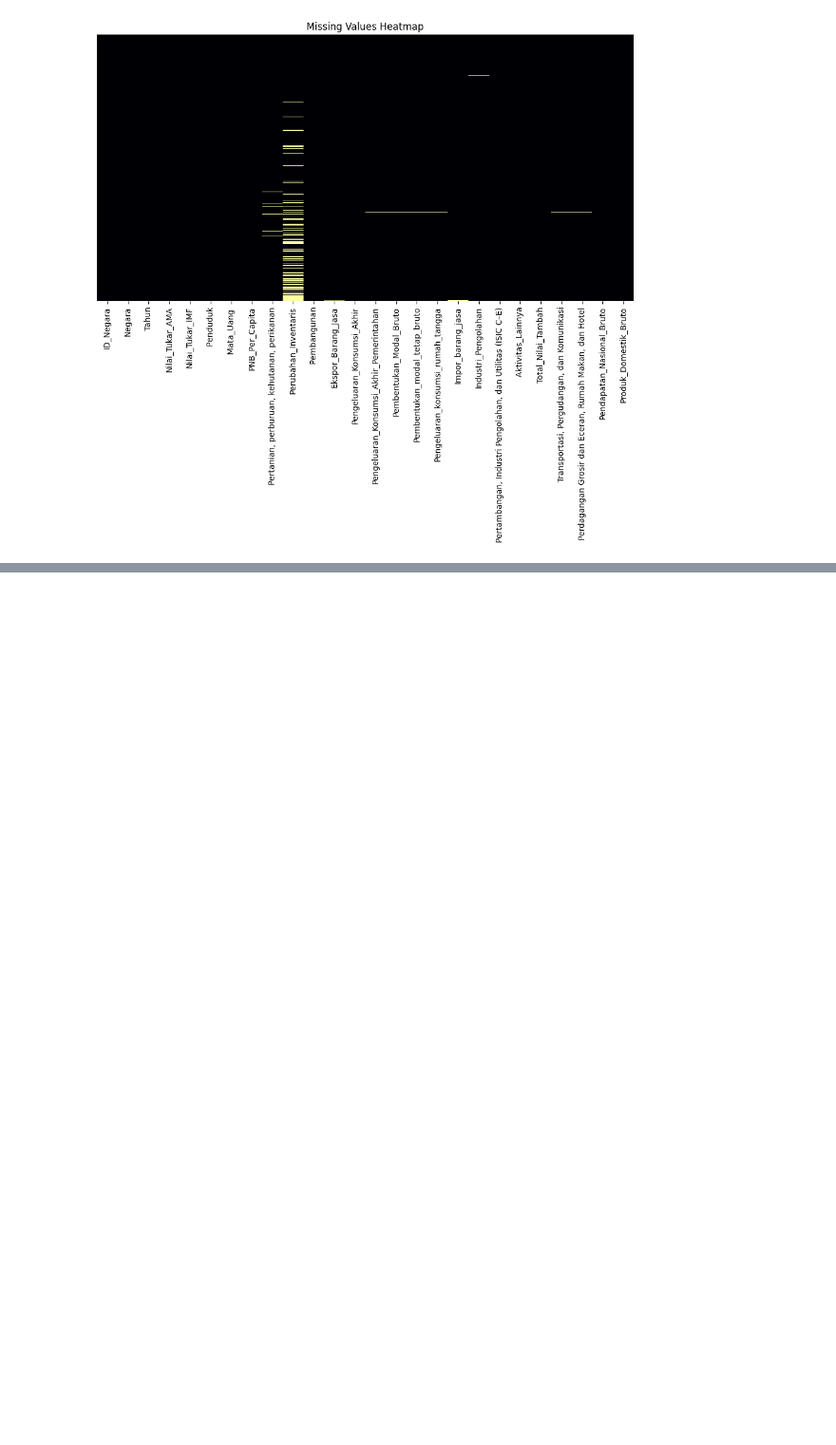
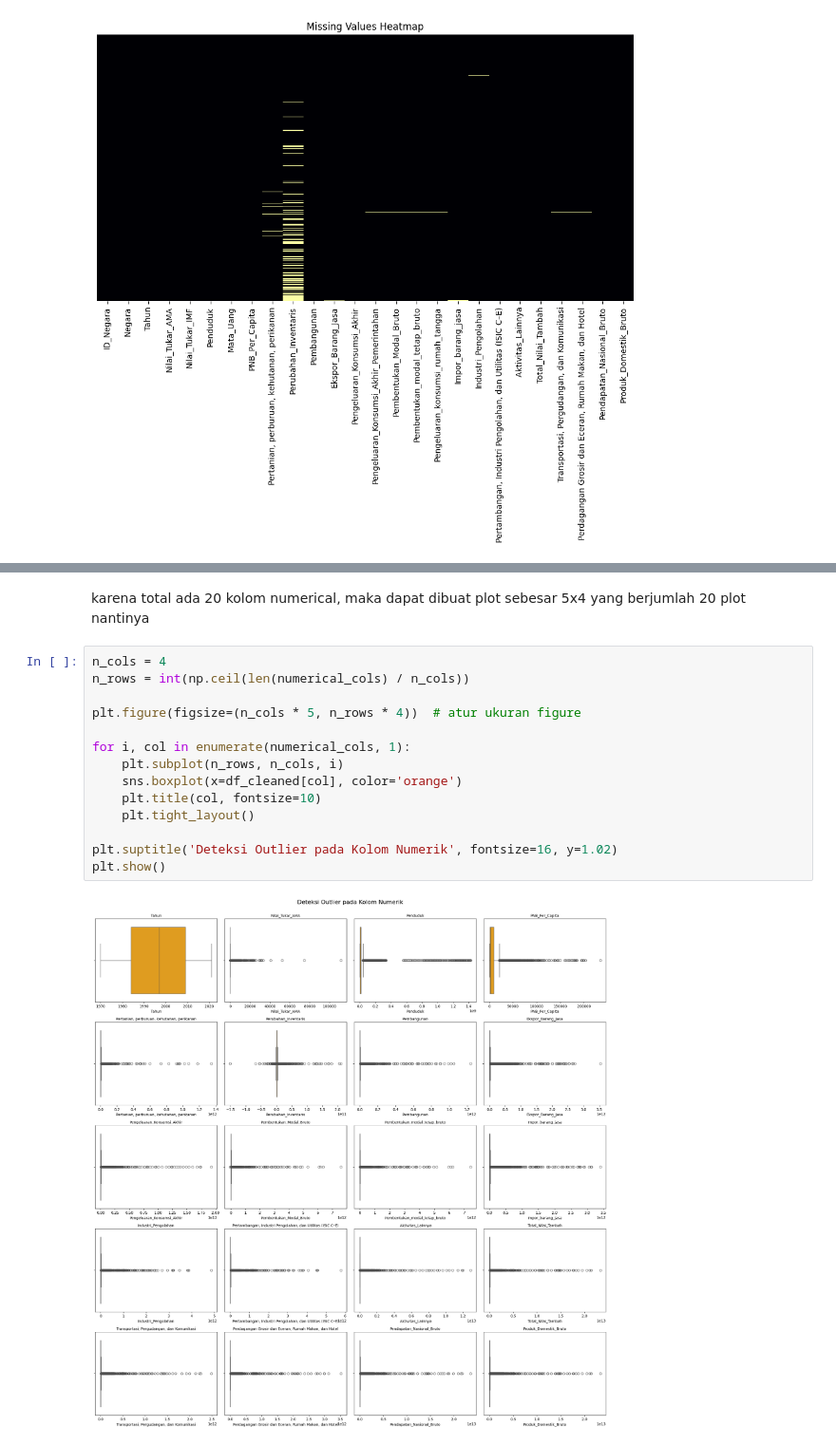
Before and after one commit to HazwanAdhikara/economy-analysis, a Jupyter notebook: economy.ipynb, the cells around one changed output, grey strips where cells are left out. Shown at 95% size. Cells and saved outputs as stored; diff of their text form; blank space fills up the shorter version.

```diff
--- a/economy.ipynb
+++ b/economy.ipynb
@@ -78,0 +211,18 @@ Ekspor_Barang_Jasa                                              21    0.199772
+# %% [markdown]
+karena total ada 20 kolom numerical, maka dapat dibuat plot sebesar 5x4 yang berjumlah 20 plot nantinya
+# %%
+n_cols = 4
+n_rows = int(np.ceil(len(numerical_cols) / n_cols))
+
+plt.figure(figsize=(n_cols * 5, n_rows * 4))  # atur ukuran figure
+
+for i, col in enumerate(numerical_cols, 1):
+    plt.subplot(n_rows, n_cols, i)
+    sns.boxplot(x=df_cleaned[col], color='orange')
+    plt.title(col, fontsize=10)
+    plt.tight_layout()
+
+plt.suptitle('Deteksi Outlier pada Kolom Numerik', fontsize=16, y=1.02)
+plt.show()
+# %% [output]
+[figure, added]
```
Also changed, not shown: parts of 34 cells of this notebook, 1 other file.
